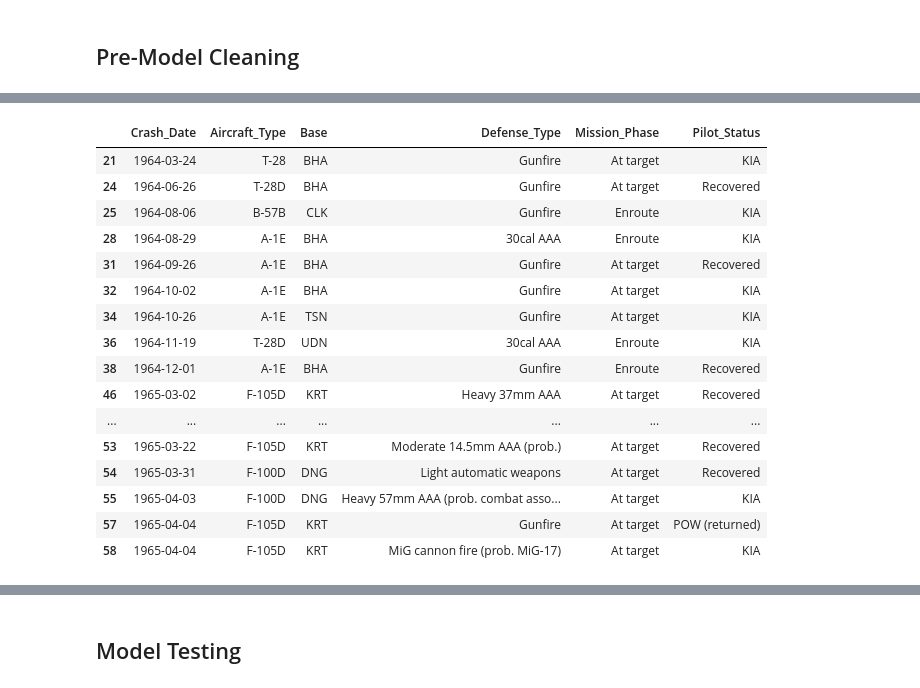
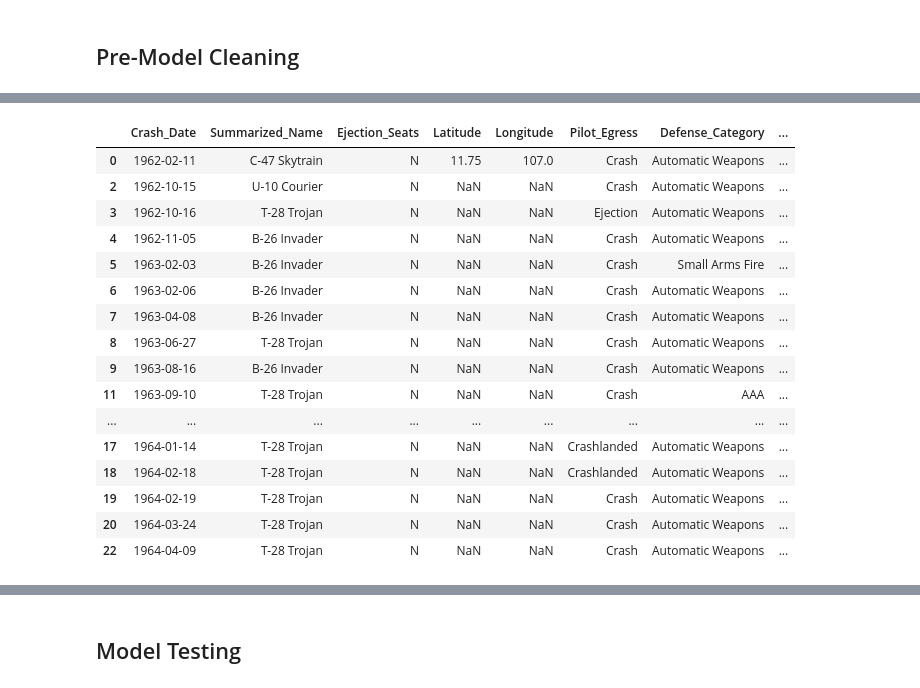
Before and after one commit to MichaelG-B/Capstone_Project, a Jupyter notebook: Capstone Project/Machine Learning/draftml_modle.ipynb, the cells around one changed output, grey strips where cells are left out. Saved outputs shown, nothing was run; the diff lists cells and outputs as text; code cells hidden in the pictures.

Commit message:
updated schema to finalize usaf_complete table and refined model to 83% accuracy

```diff
--- a/Capstone Project/Machine Learning/draftml_modle.ipynb
+++ b/Capstone Project/Machine Learning/draftml_modle.ipynb
@@ -34,7 +34,7 @@ from collections import Counter
 # Posgres Connection
 
 engine = pg.connect("dbname='Capstone_Project' user='postgres' host='127.0.0.1' port='5432' password='samboest'")
-usaf_df = pd.read_sql("select * from usaf_table", con=engine)
+usaf_df = pd.read_sql("select * from usaf_complete", con=engine)
 
 # Confirming the dataframe was created.
 usaf_df.head()
@@ -49,9 +71,9 @@ usaf_df.head()
 # %% [markdown]
 ## Pre-Model Cleaning
 # %%
-# Capture capture variables for model".
+# Capture capture variables for model.
 
-usaf_df_model = usaf_df.filter(['Crash_Date','Aircraft_Type','Base', 'Defense_Type', 'Mission_Phase', 'Pilot_Status'], axis=1)
+usaf_df_model = usaf_df.filter(['Crash_Date','Summarized_Name','Ejection_Seats','Latitude', 'Longitude', 'Pilot_Egress','Defense_Category', 'Pilot_Status'], axis=1)
 
 usaf_df_model.head()
 # %% [output]
@@ -64,32 +98,32 @@ usaf_df_model.head()
 # %%
 # Remove rows that have string value "_".  For some reason I couldnt chanin the code to do all columns in one line
 
-usaf_df_modelv3 = usaf_df_model[usaf_df_model["Aircraft_Type"].str.contains("_")==False]
+clean_nulls_df = usaf_df_model[usaf_df_model["Summarized_Name"].str.contains("_")==False]
 
-usaf_df_modelv4 = usaf_df_modelv3[usaf_df_modelv3["Base"].str.contains("_")==False]
+clean_nulls_df = clean_nulls_df[clean_nulls_df["Ejection_Seats"].str.contains("_")==False]
 
-usaf_df_modelv5 = usaf_df_modelv4[usaf_df_modelv4["Defense_Type"].str.contains("_")==False]
+clean_nulls_df = clean_nulls_df[clean_nulls_df["Defense_Category"].str.contains("_")==False]
 
-usaf_df_modelv6 = usaf_df_modelv5[usaf_df_modelv5["Mission_Phase"].str.contains("_")==False]
+clean_nulls_df = clean_nulls_df[clean_nulls_df["Pilot_Egress"].str.contains("_")==False]
 
-usaf_cleaned_nulls = usaf_df_modelv6[usaf_df_modelv6["Pilot_Status"].str.contains("_")==False]
+usaf_cleaned_nulls = clean_nulls_df[clean_nulls_df["Pilot_Status"].str.contains("_")==False]
 
 usaf_cleaned_nulls.head(20)
 # %% [output]
-|  | Crash_Date | Aircraft_Type | Base | Defense_Type | Mission_Phase | Pilot_Status |
-| 21 | 1964-03-24 | T-28 | BHA | Gunfire | At target | KIA |
-| 24 | 1964-06-26 | T-28D | BHA | Gunfire | At target | Recovered |
-| 25 | 1964-08-06 | B-57B | CLK | Gunfire | Enroute | KIA |
-| 28 | 1964-08-29 | A-1E | BHA | 30cal AAA | Enroute | KIA |
-| 31 | 1964-09-26 | A-1E | BHA | Gunfire | At target | Recovered |
-| 32 | 1964-10-02 | A-1E | BHA | Gunfire | At target | KIA |
-| 34 | 1964-10-26 | A-1E | TSN | Gunfire | At target | KIA |
-| 36 | 1964-11-19 | T-28D | UDN | 30cal AAA | Enroute | KIA |
-| 38 | 1964-12-01 | A-1E | BHA | Gunfire | Enroute | Recovered |
-| 46 | 1965-03-02 | F-105D | KRT | Heavy 37mm AAA | At target | Recovered |
-| ... | ... | ... | ... | ... | ... | ... |
-| 53 | 1965-03-22 | F-105D | KRT | Moderate 14.5mm AAA (prob.) | At target | Recovered |
-| 54 | 1965-03-31 | F-100D | DNG | Light automatic weapons | At target | Recovered |
-| 55 | 1965-04-03 | F-100D | DNG | Heavy 57mm AAA (prob. combat asso... | At target | KIA |
-| 57 | 1965-04-04 | F-105D | KRT | Gunfire | At target | POW (returned) |
-| 58 | 1965-04-04 | F-105D | KRT | MiG cannon fire (prob. MiG-17) | At target | KIA |
+|  | Crash_Date | Summarized_Name | Ejection_Seats | Latitude | Longitude | Pilot_Egress | Defense_Category | ... |
+| 0 | 1962-02-11 | C-47 Skytrain | N | 11.75 | 107.0 | Crash | Automatic Weapons | ... |
+| 2 | 1962-10-15 | U-10 Courier | N | NaN | NaN | Crash | Automatic Weapons | ... |
+| 3 | 1962-10-16 | T-28 Trojan | N | NaN | NaN | Ejection | Automatic Weapons | ... |
+| 4 | 1962-11-05 | B-26 Invader | N | NaN | NaN | Crash | Automatic Weapons | ... |
+| 5 | 1963-02-03 | B-26 Invader | N | NaN | NaN | Crash | Small Arms Fire | ... |
+| 6 | 1963-02-06 | B-26 Invader | N | NaN | NaN | Crash | Automatic Weapons | ... |
+| 7 | 1963-04-08 | B-26 Invader | N | NaN | NaN | Crash | Automatic Weapons | ... |
+| 8 | 1963-06-27 | T-28 Trojan | N | NaN | NaN | Crash | Automatic Weapons | ... |
+| 9 | 1963-08-16 | B-26 Invader | N | NaN | NaN | Crash | Automatic Weapons | ... |
+| 11 | 1963-09-10 | T-28 Trojan | N | NaN | NaN | Crash | AAA | ... |
+| ... | ... | ... | ... | ... | ... | ... | ... | ... |
+| 17 | 1964-01-14 | T-28 Trojan | N | NaN | NaN | Crashlanded | Automatic Weapons | ... |
+| 18 | 1964-02-18 | T-28 Trojan | N | NaN | NaN | Crashlanded | Automatic Weapons | ... |
+| 19 | 1964-02-19 | T-28 Trojan | N | NaN | NaN | Crash | Automatic Weapons | ... |
+| 20 | 1964-03-24 | T-28 Trojan | N | NaN | NaN | Crash | Automatic Weapons | ... |
+| 22 | 1964-04-09 | T-28 Trojan | N | NaN | NaN | Crash | Automatic Weapons | ... |
```
Also changed, not shown: parts of 24 cells of this notebook, 1 other file.
